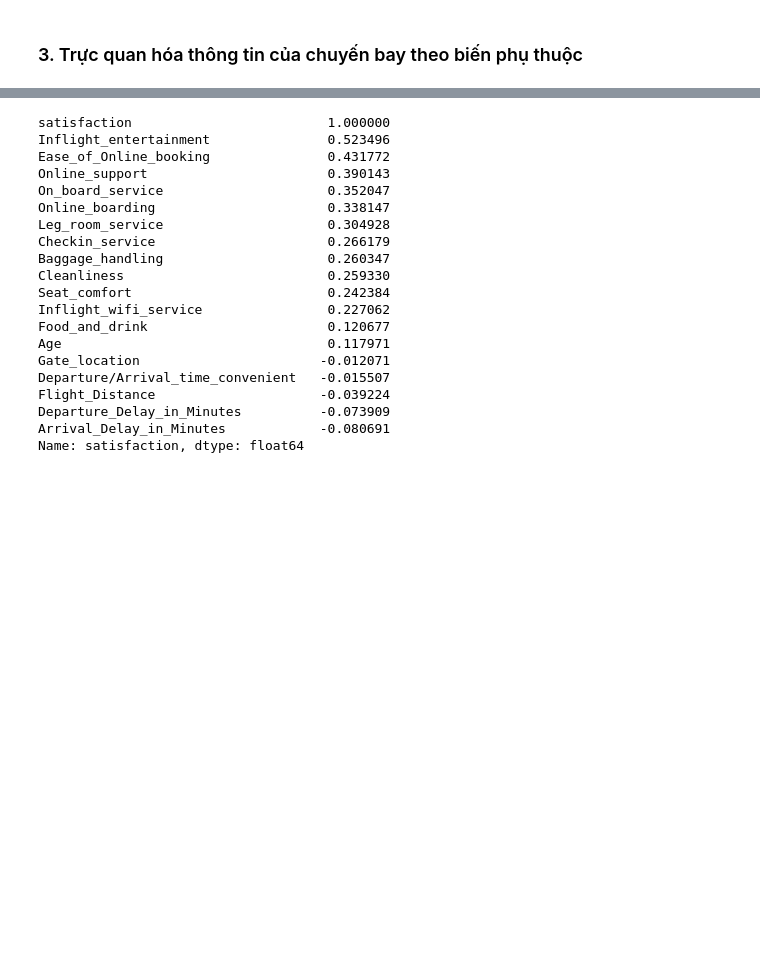
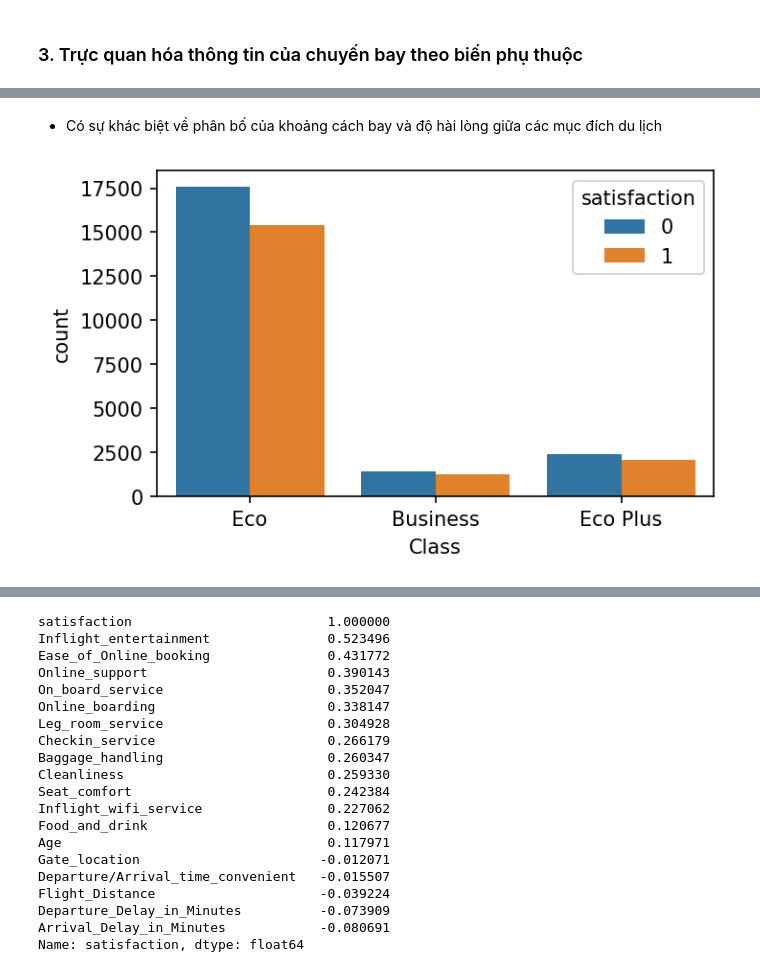
Before and after one commit to nguyen18720/Project_Airline_Satisfaction_Predict, a Jupyter notebook: Project_Datascience.ipynb, the cells around one changed output, grey strips where cells are left out. Drawn from its saved outputs; the diff is of its cells as text; code cells hidden in the pictures; blank space fills up the shorter version.

```diff
--- a/Project_Datascience.ipynb
+++ b/Project_Datascience.ipynb
@@ -365,0 +361,8 @@ Nhận xét:
+# %% [markdown]
+- Có sự khác biệt về phân bố của khoảng cách bay và độ hài lòng giữa các mục đích du lịch
+# %%
+plt.figure(figsize= (5, 3), dpi = 150)
+sns.countplot(data= df[df['Type_of_Travel'] == 'Personal Travel'], x= 'Class', hue= 'satisfaction')
+plt.show()
+# %% [output]
+[figure, added]
```
Also changed, not shown: parts of 16 cells of this notebook.
